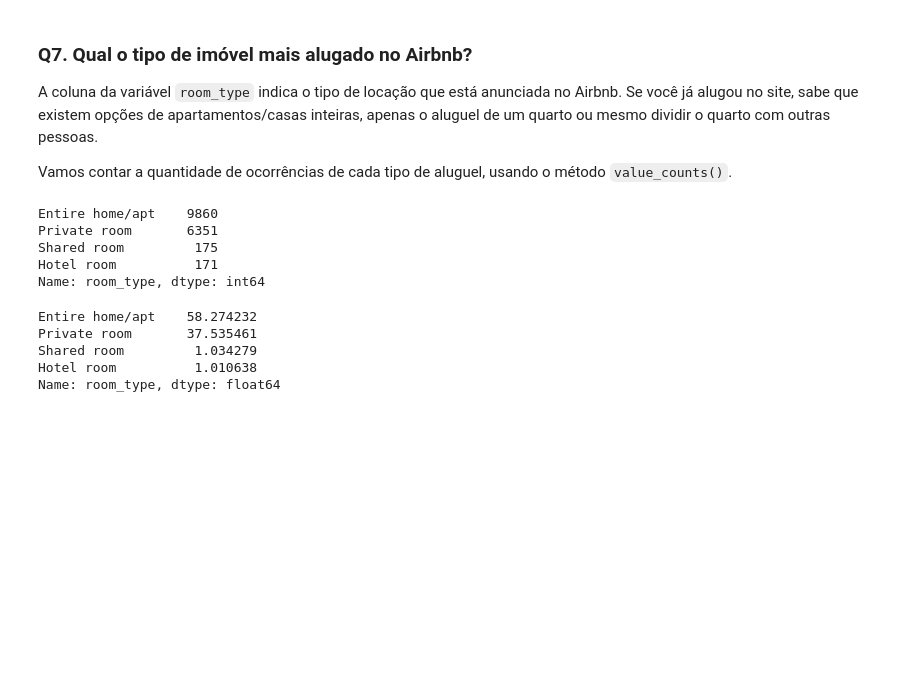
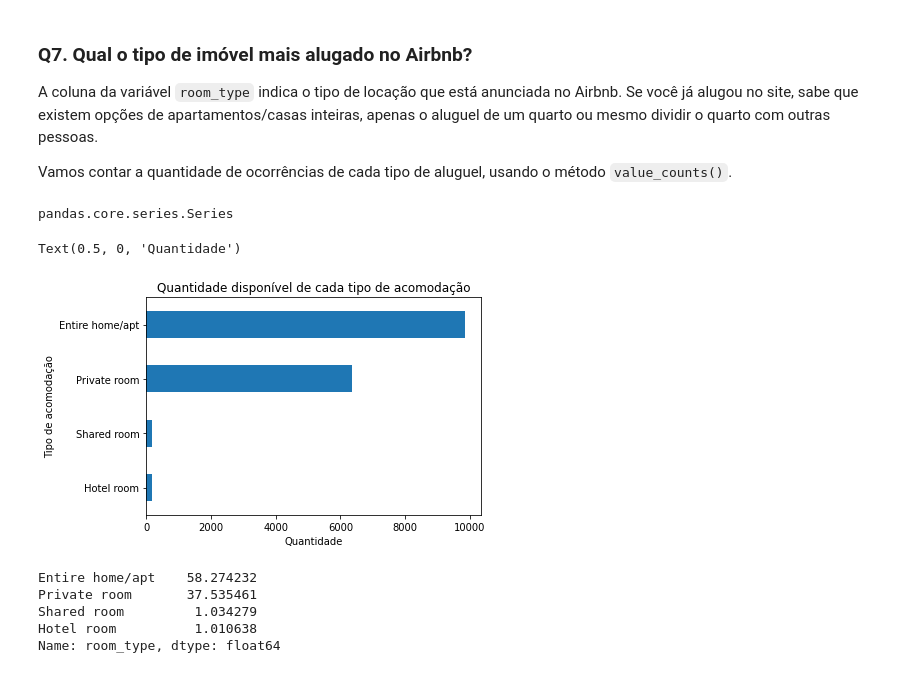
Before and after one commit to marciusdm/dsnp, a Jupyter notebook: projeto1/Analisando_os_Dados_do_Airbnb_Barcelona.ipynb, the cells around one changed output. Drawn from its saved outputs; the diff is of its cells as text; code cells hidden in the pictures; blank space fills up the shorter version.

```diff
--- a/projeto1/Analisando_os_Dados_do_Airbnb_Barcelona.ipynb
+++ b/projeto1/Analisando_os_Dados_do_Airbnb_Barcelona.ipynb
@@ -301,13 +323,19 @@ A coluna da variável `room_type` indica o tipo de locação que está anunciada
 Vamos contar a quantidade de ocorrências de cada tipo de aluguel, usando o método `value_counts()`.
 # %%
 # mostrar a quantidade de cada tipo de imóvel disponível
-df_clean.room_type.value_counts()
+dRoomType =  df_clean.room_type.value_counts()
+print(dRoomType)
 # %% [output]
-Entire home/apt    9860
-Private room       6351
-Shared room         175
-Hotel room          171
-Name: room_type, dtype: int64
+pandas.core.series.Series
+# %%
+#Exibindo o gráfico de distribuição dos tipos de acomodação
+dRoomType.sort_values().plot.barh()
+plt.title("Quantidade disponível de cada tipo de acomodação")
+plt.ylabel("Tipo de acomodação")
+plt.xlabel("Quantidade")
+# %% [output]
+Text(0.5, 0, 'Quantidade')
+[figure, added]
 # %%
 # mostrar a porcentagem de cada tipo de imóvel disponível
 df_clean.room_type.value_counts()*100/df.shape[0]
```
Also changed, not shown: parts of 21 cells of this notebook.
